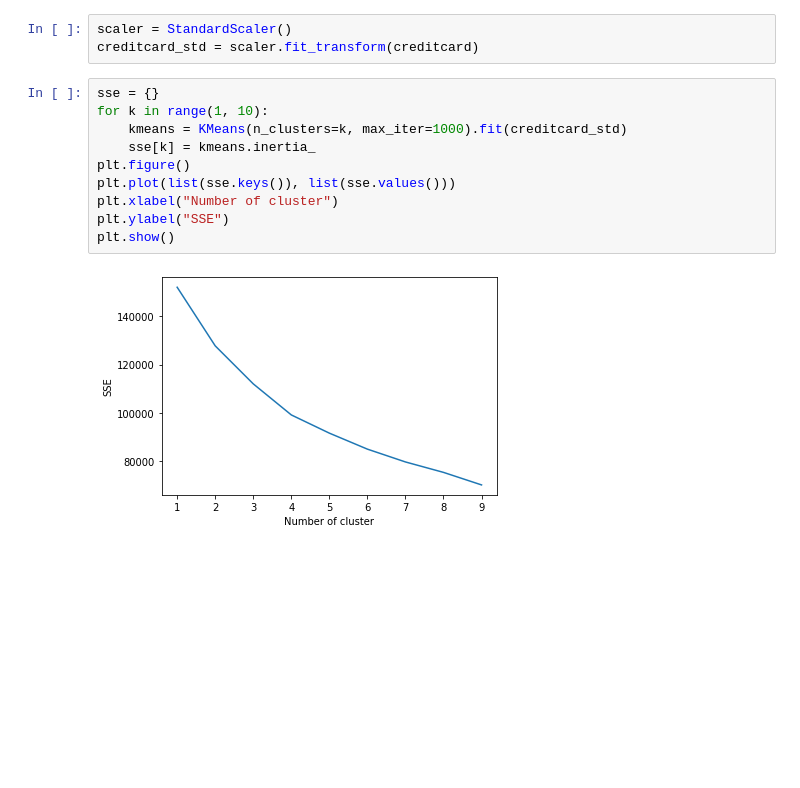
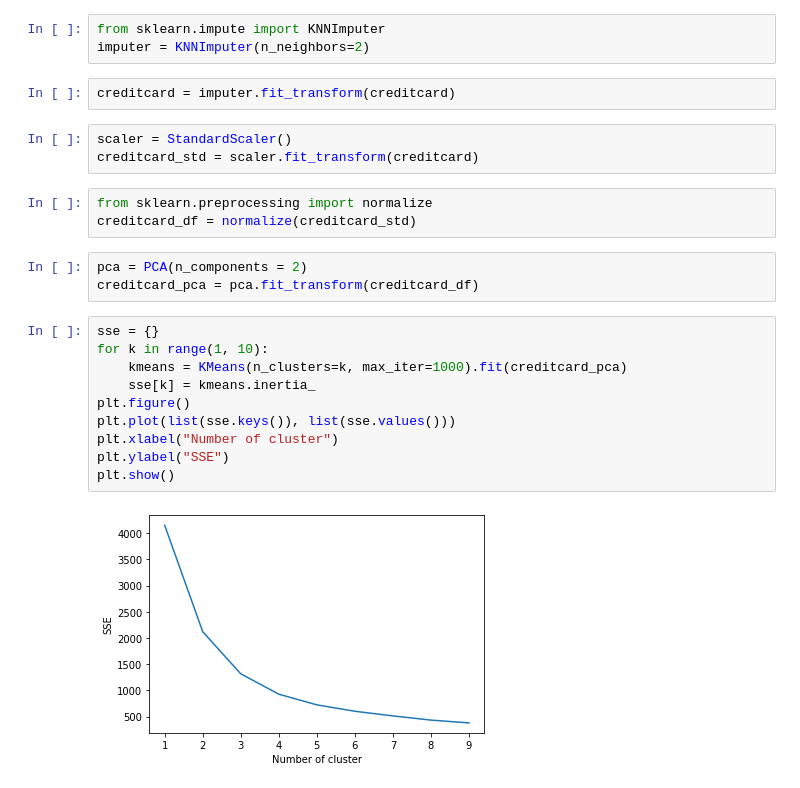
Before and after one commit to selingumusdag/creditcard_clustering, a Jupyter notebook: creditcard-cluster.ipynb, the cells around one changed output. Cells and saved outputs as stored; diff of their text form; blank space fills up the shorter version.

Commit message:
Clustering Project

```diff
--- a/creditcard-cluster.ipynb
+++ b/creditcard-cluster.ipynb
@@ -46,17 +44,28 @@ creditcard.CREDIT_LIMIT      = creditcard.CREDIT_LIMIT.fillna(creditcard.CREDIT_
+# %%
+from sklearn.impute import KNNImputer
+imputer = KNNImputer(n_neighbors=2)
+# %%
+creditcard = imputer.fit_transform(creditcard)
 # %%
 scaler = StandardScaler()
 creditcard_std = scaler.fit_transform(creditcard)
+# %%
+from sklearn.preprocessing import normalize
+creditcard_df = normalize(creditcard_std)
+# %%
+pca = PCA(n_components = 2)
+creditcard_pca = pca.fit_transform(creditcard_df)
 # %%
 sse = {}
 for k in range(1, 10):
-    kmeans = KMeans(n_clusters=k, max_iter=1000).fit(creditcard_std)
+    kmeans = KMeans(n_clusters=k, max_iter=1000).fit(creditcard_pca)
     sse[k] = kmeans.inertia_
 plt.figure()
 plt.plot(list(sse.keys()), list(sse.values()))
 plt.xlabel("Number of cluster")
 plt.ylabel("SSE")
 plt.show()
 # %% [output]
-[figure, old version]
+[figure, new version]
 # %%
 from sklearn.metrics import silhouette_score
```
Also changed, not shown: parts of 12 cells of this notebook.
